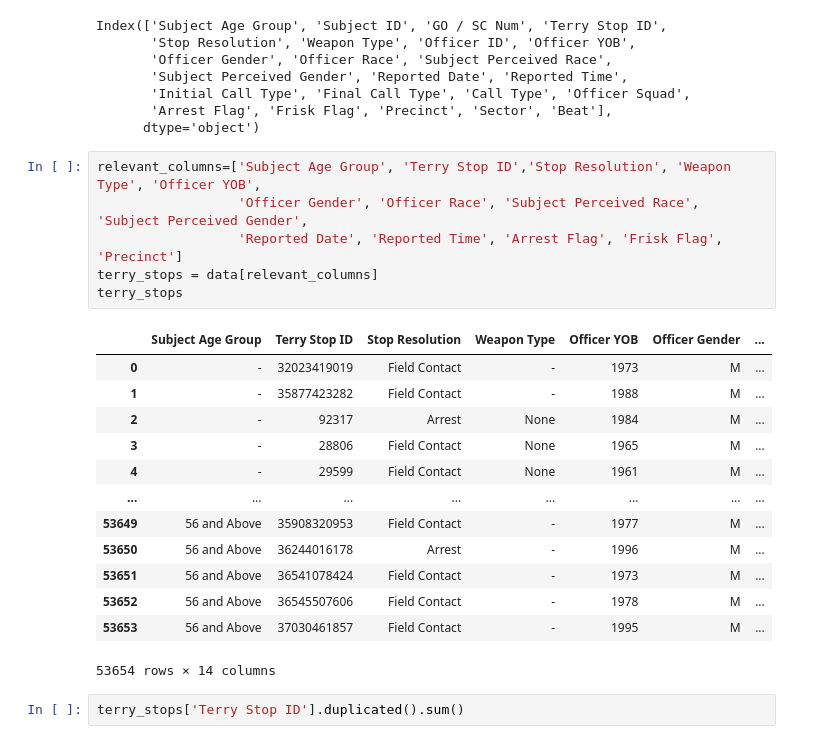
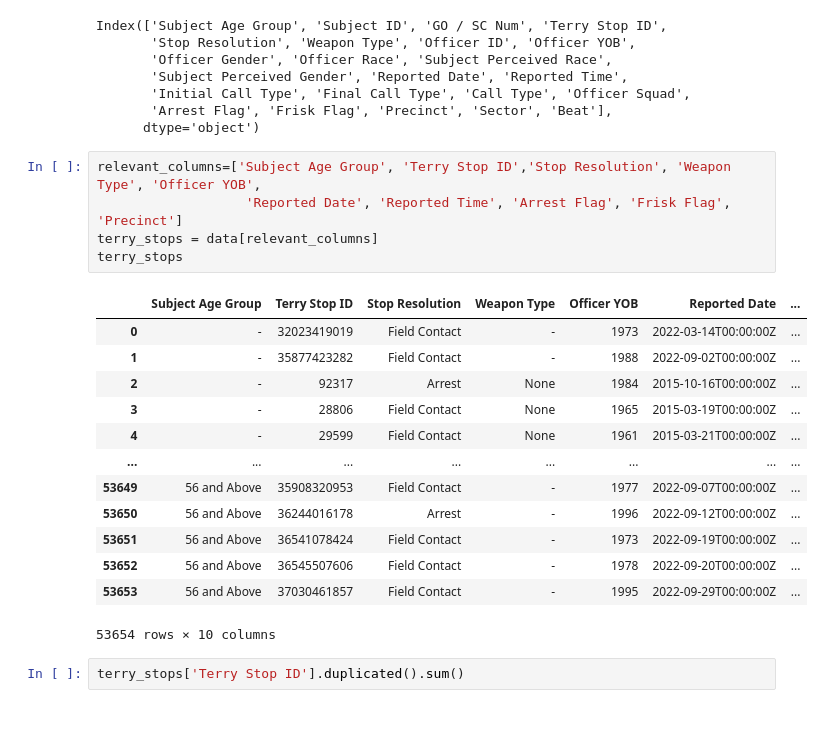
Before and after one commit to Azegele/Phase-3-Project, a Jupyter notebook: index.ipynb, the cells around one changed output. Cells and saved outputs as stored; diff of their text form.

```diff
--- a/index.ipynb
+++ b/index.ipynb
@@ -418,24 +368,23 @@ Index(['Subject Age Group', 'Subject ID', 'GO / SC Num', 'Terry Stop ID',
       dtype='object')
 # %%
 relevant_columns=['Subject Age Group', 'Terry Stop ID','Stop Resolution', 'Weapon Type', 'Officer YOB',
-                  'Officer Gender', 'Officer Race', 'Subject Perceived Race', 'Subject Perceived Gender',
-                  'Reported Date', 'Reported Time', 'Arrest Flag', 'Frisk Flag', 'Precinct']
+                   'Reported Date', 'Reported Time', 'Arrest Flag', 'Frisk Flag', 'Precinct']
 terry_stops = data[relevant_columns]
 terry_stops
 # %% [output]
-|  | Subject Age Group | Terry Stop ID | Stop Resolution | Weapon Type | Officer YOB | Officer Gender | ... |
-| 0 | - | 32023419019 | Field Contact | - | 1973 | M | ... |
-| 1 | - | 35877423282 | Field Contact | - | 1988 | M | ... |
-| 2 | - | 92317 | Arrest | None | 1984 | M | ... |
-| 3 | - | 28806 | Field Contact | None | 1965 | M | ... |
-| 4 | - | 29599 | Field Contact | None | 1961 | M | ... |
+|  | Subject Age Group | Terry Stop ID | Stop Resolution | Weapon Type | Officer YOB | Reported Date | ... |
+| 0 | - | 32023419019 | Field Contact | - | 1973 | 2022-03-14T00:00:00Z | ... |
+| 1 | - | 35877423282 | Field Contact | - | 1988 | 2022-09-02T00:00:00Z | ... |
+| 2 | - | 92317 | Arrest | None | 1984 | 2015-10-16T00:00:00Z | ... |
+| 3 | - | 28806 | Field Contact | None | 1965 | 2015-03-19T00:00:00Z | ... |
+| 4 | - | 29599 | Field Contact | None | 1961 | 2015-03-21T00:00:00Z | ... |
 | ... | ... | ... | ... | ... | ... | ... | ... |
-| 53649 | 56 and Above | 35908320953 | Field Contact | - | 1977 | M | ... |
-| 53650 | 56 and Above | 36244016178 | Arrest | - | 1996 | M | ... |
-| 53651 | 56 and Above | 36541078424 | Field Contact | - | 1973 | M | ... |
-| 53652 | 56 and Above | 36545507606 | Field Contact | - | 1978 | M | ... |
-| 53653 | 56 and Above | 37030461857 | Field Contact | - | 1995 | M | ... |
+| 53649 | 56 and Above | 35908320953 | Field Contact | - | 1977 | 2022-09-07T00:00:00Z | ... |
+| 53650 | 56 and Above | 36244016178 | Arrest | - | 1996 | 2022-09-12T00:00:00Z | ... |
+| 53651 | 56 and Above | 36541078424 | Field Contact | - | 1973 | 2022-09-19T00:00:00Z | ... |
+| 53652 | 56 and Above | 36545507606 | Field Contact | - | 1978 | 2022-09-20T00:00:00Z | ... |
+| 53653 | 56 and Above | 37030461857 | Field Contact | - | 1995 | 2022-09-29T00:00:00Z | ... |
-53654 rows × 14 columns
+53654 rows × 10 columns
 # %%
 terry_stops['Terry Stop ID'].duplicated().sum()
 # %% [output]
```
Also changed, not shown: parts of 16 cells of this notebook.
